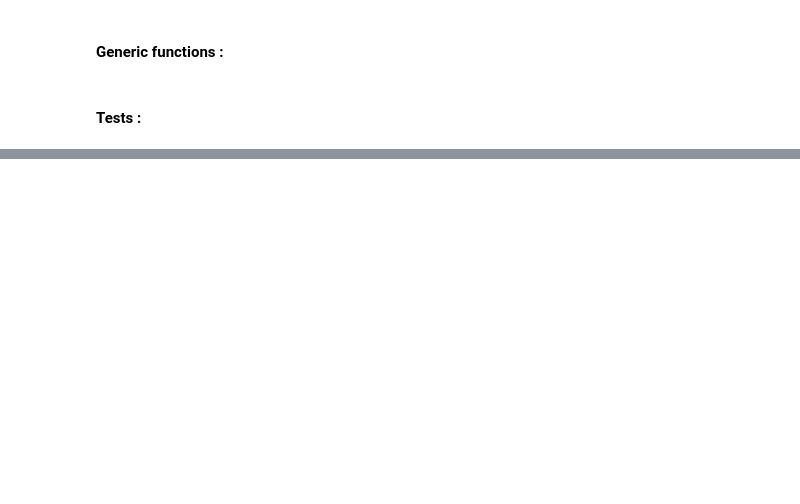
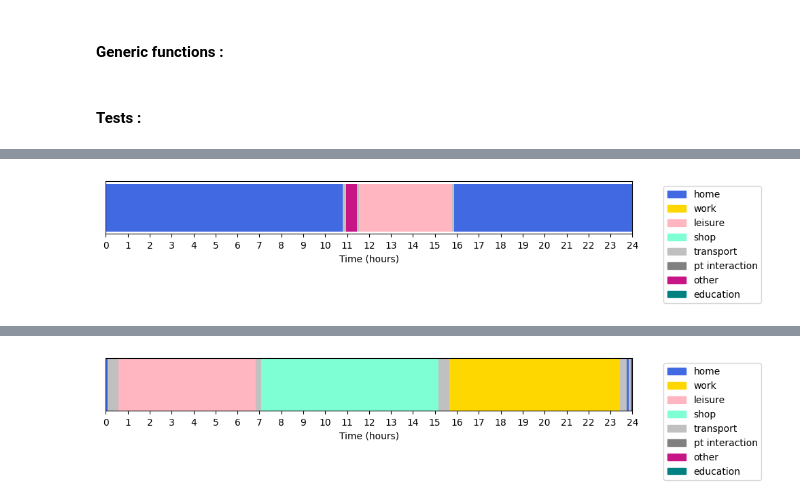
Before and after one commit to phellich/scheduling, a Jupyter notebook: postprocessing.ipynb, the cells around one changed output, grey strips where cells are left out. Cells and saved outputs as stored; diff of their text form; code cells hidden in the pictures; blank space fills up the shorter version.

```diff
--- a/postprocessing.ipynb
+++ b/postprocessing.ipynb
@@ -44,3 +39,15 @@ color_palette['transport'] = 'grey'
+# %%
+# https://matplotlib.org/stable/gallery/color/named_colors.html
+color_palette = {
+    'home': 'royalblue',
+    'work': 'gold',
+    'leisure': 'lightpink', # RGB tuple, each value must be in the range [0, 1]
+    'shop': 'aquamarine',
+    'transport': 'silver',
+    'pt interaction': 'grey',
+    'other': 'mediumvioletred',
+    'education': 'teal',
+}
 # %%
 def plot_schedule_dataset(activity_df, individual_id):
     individual_schedule = activity_df[activity_df['id'] == individual_id]
@@ -250,0 +232,4 @@ Here is his/her schedule with our planning algorythm :
+# %%
+id = 6349208
+compare_individual_schedules(activity_vaud, schedule_postprocessed, id)
+# %% [output]
@@ -250,0 +243 @@ Here is his/her schedule with our planning algorythm :
+[figure, added]
@@ -250,0 +254 @@ Here is his/her schedule with our planning algorythm :
+[figure, added]
```
Also changed, not shown: parts of 3 cells of this notebook, 8 other files.
